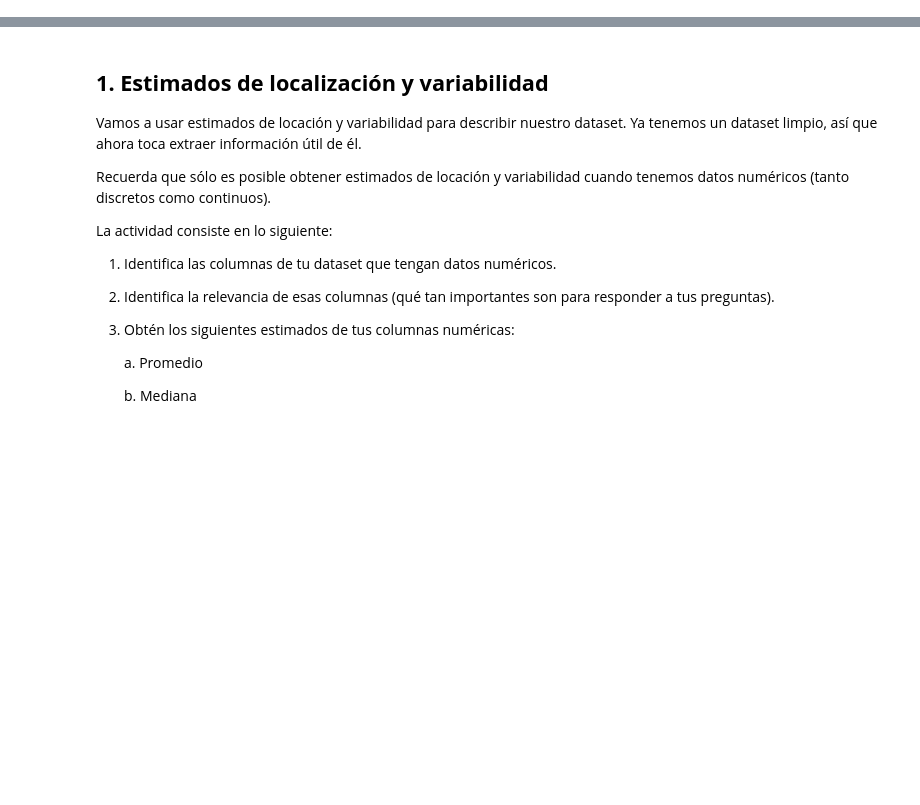
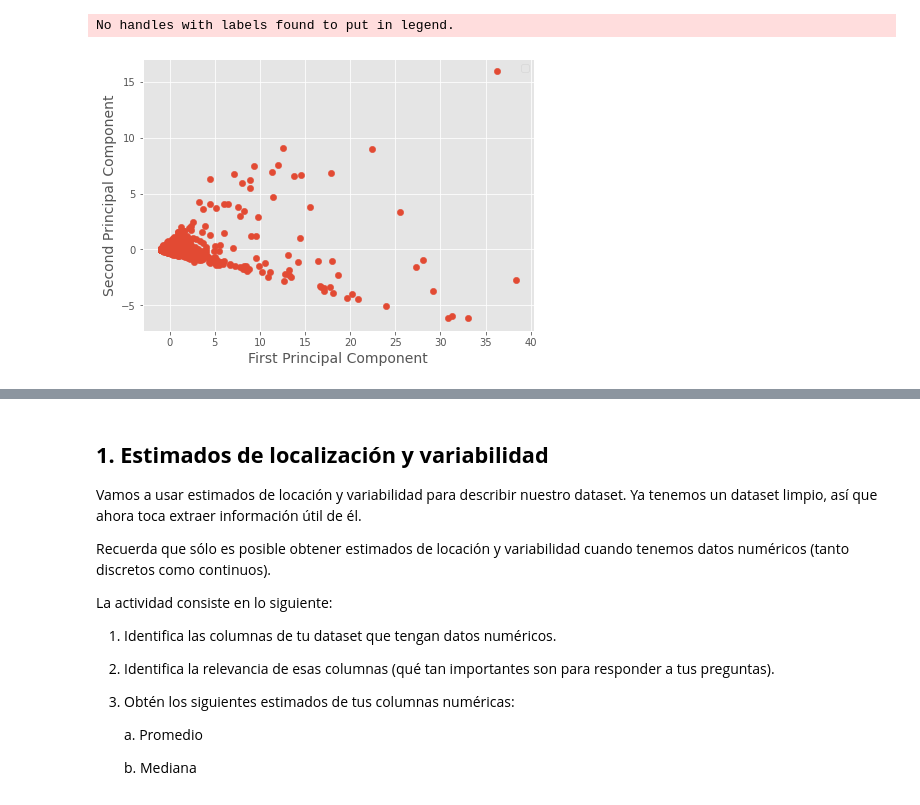
Before and after one commit to Walt9819/factores-impacto-desempleo-mexico, a Jupyter notebook: AD_Python/restaurantes_cdmx.ipynb, the cells around one changed output, grey strips where cells are left out. Saved outputs shown, nothing was run; the diff lists cells and outputs as text; code cells hidden in the pictures; blank space fills up the shorter version.

```diff
--- a/AD_Python/restaurantes_cdmx.ipynb
+++ b/AD_Python/restaurantes_cdmx.ipynb
@@ -4,0 +147,15 @@
+# %%
+Xax=X_pca[:,0]
+Yax=X_pca[:,1]
+fig,ax=plt.subplots(figsize=(7,5))
+fig.patch.set_facecolor('white')
+
+ax.scatter(Xax,Yax,s=40)
+
+plt.xlabel("First Principal Component",fontsize=14)
+plt.ylabel("Second Principal Component",fontsize=14)
+plt.legend()
+plt.show()
+# %% [output]
+No handles with labels found to put in legend.
+[figure, added]
```
Also changed, not shown: parts of 31 cells of this notebook.
